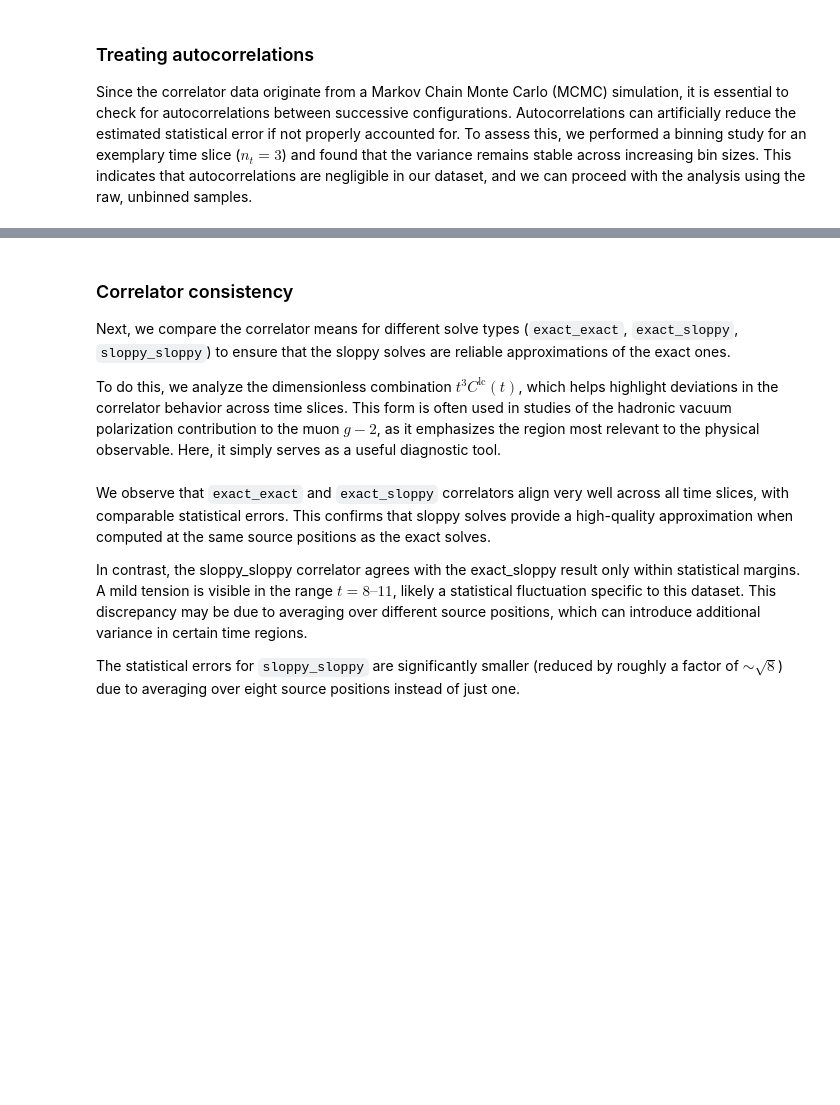
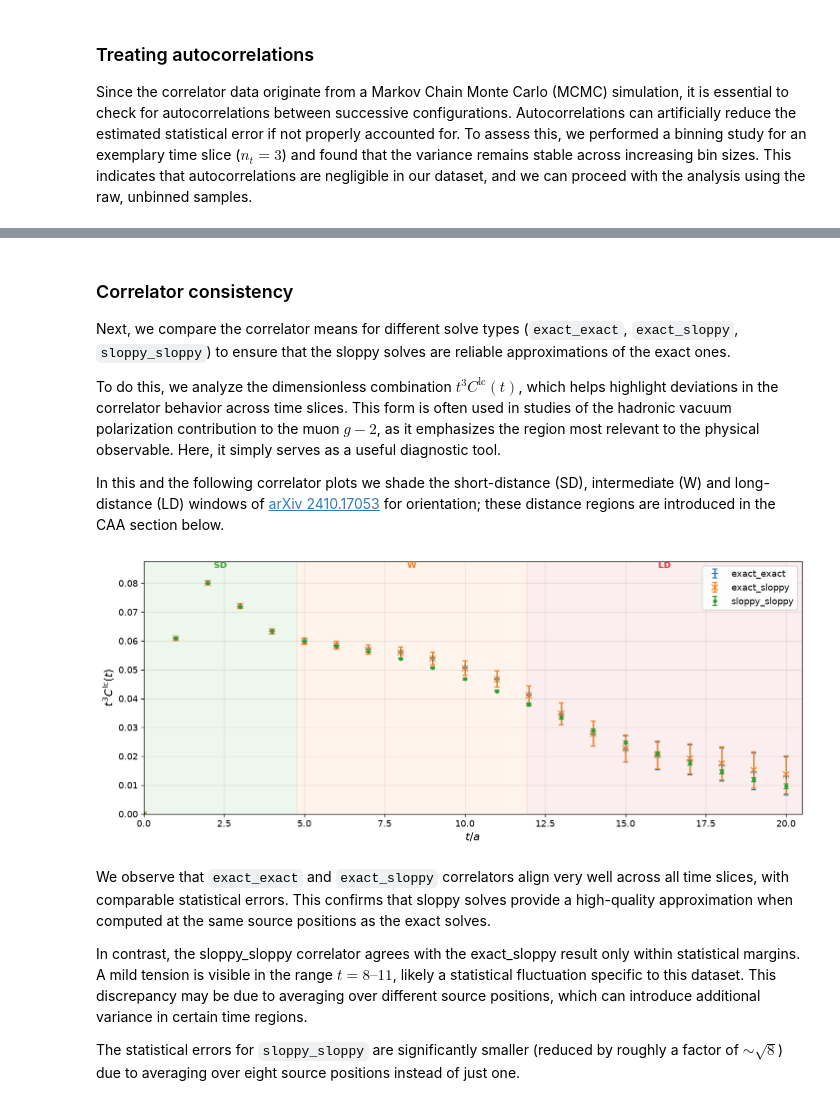
Before and after one commit to spieseba/caa-control-variates, a Jupyter notebook: covariant_approximation_averaging.ipynb, the cells around one changed output, grey strips where cells are left out. Drawn from its saved outputs; the diff is of its cells as text; code cells hidden in the pictures; blank space fills up the shorter version.

```diff
--- a/covariant_approximation_averaging.ipynb
+++ b/covariant_approximation_averaging.ipynb
@@ -236,30 +359,62 @@ message("-------------------------------------------------------\n")
 Next, we compare the correlator means for different solve types (`exact_exact`, `exact_sloppy`, `sloppy_sloppy`) to ensure that the sloppy solves are reliable approximations of the exact ones.
 
 To do this, we analyze the dimensionless combination $t^3 C^\text{lc}(t)$, which helps highlight deviations in the correlator behavior across time slices. This form is often used in studies of the hadronic vacuum polarization contribution to the muon $g\!-\!2$, as it emphasizes the region most relevant to the physical observable. Here, it simply serves as a useful diagnostic tool.
+
+In this and the following correlator plots we shade the short-distance (SD), intermediate (W) and long-distance (LD) windows of [arXiv 2410.17053](https://inspirehep.net/literature/2841842) for orientation; these distance regions are introduced in the CAA section below.
+# %%
+# Distance windows of the HVP analysis (Bernecker-Meyer / RBC-UKQCD): a smooth tanh split
+# at t0 = 0.4 fm and t1 = 1.0 fm, used in arXiv:2410.17053 (see the CAA section below).
+# On the 9a ensemble (a^-1 = 2.3549 GeV) the boundaries map to these time slices:
+a_fm = 0.1973269804 / 2.3549          # lattice spacing in fm (~0.0838)
+T0_SLICE = 0.4 / a_fm                  # short-/intermediate-distance boundary (~4.8)
+T1_SLICE = 1.0 / a_fm                  # intermediate-/long-distance boundary (~11.9)
+WINDOWS = {"SD": (1, 4), "W": (5, 11), "LD": (12, 25)}
+PLATEAU = (9, 19)                      # Z_V plateau region (t/a); the ratio has settled by t/a = 9
+
+
+def shade_windows(ax, label=True):
+    """Shade the short- (SD), intermediate- (W) and long-distance (LD) windows on ax,
+    using its current axis limits. Drawn behind the data, so it does not obscure points."""
+    x0, x1 = ax.get_xlim()
+    ytop = ax.get_ylim()[1]
+    for (left, right), name, color in [((x0, T0_SLICE), "SD", "C2"),
+                                       ((T0_SLICE, T1_SLICE), "W", "C1"),
+                                       ((T1_SLICE, x1), "LD", "C3")]:
+        left, right = max(left, x0), min(right, x1)
+        if right <= left:
+            continue
+        ax.axvspan(left, right, color=color, alpha=0.08)
+        if label:
+            ax.text((left + right) / 2, ytop, name, ha="center", va="top", color=color, fontweight="bold")
 # %%
 def add_solve_type_to_plot(ax, solve_type, ctype="ll", ensemble="9a"):
+    """Plot t^3 C(t) with jackknife errors for one solve type onto ax."""
     Gi_Gi = db.database[f"{ensemble}/{solve_type}/Gi_Gi_{ctype}"].mean
     ts = np.arange(len(Gi_Gi))
     Gi_Gi_var = db.jackknife_variance(f"{ensemble}/{solve_type}/Gi_Gi_{ctype}")
     m = {"exact_exact": "+", "exact_sloppy": "x", "sloppy_sloppy": "."}[solve_type]
-    ax.errorbar(ts, Gi_Gi * ts**3, Gi_Gi_var**.5 * ts**3, marker=m, capsize=4, linestyle="", label=solve_type)
+    ax.errorbar(ts, Gi_Gi * ts**3, Gi_Gi_var**.5 * ts**3, marker=m, capsize=3, linestyle="", label=solve_type)
 
 
-fig, ax = plt.subplots(figsize=(16,5))
+fig, ax = plt.subplots(figsize=(12, 5))
 
 add_solve_type_to_plot(ax, "exact_exact")
 add_solve_type_to_plot(ax, "exact_sloppy")
 add_solve_type_to_plot(ax, "sloppy_sloppy")
 
 ax.set_ylabel(r"$t^3 C^\text{lc}(t)$")
 ax.set_xlabel(r"$t/a$")
 ax.set_xlim(0.0,20.5)
 ax.set_ylim(0.0, 0.0875)
 ax.legend()
 ax.grid()
 
+shade_windows(ax)
+
 plt.tight_layout()
 plt.show()
+# %% [output]
+[figure, added]
 # %% [markdown]
 We observe that `exact_exact` and `exact_sloppy` correlators align very well across all time slices, with comparable statistical errors. This confirms that sloppy solves provide a high-quality approximation when computed at the same source positions as the exact solves.
 
```
Also changed, not shown: parts of 41 cells of this notebook, 3 other files.
